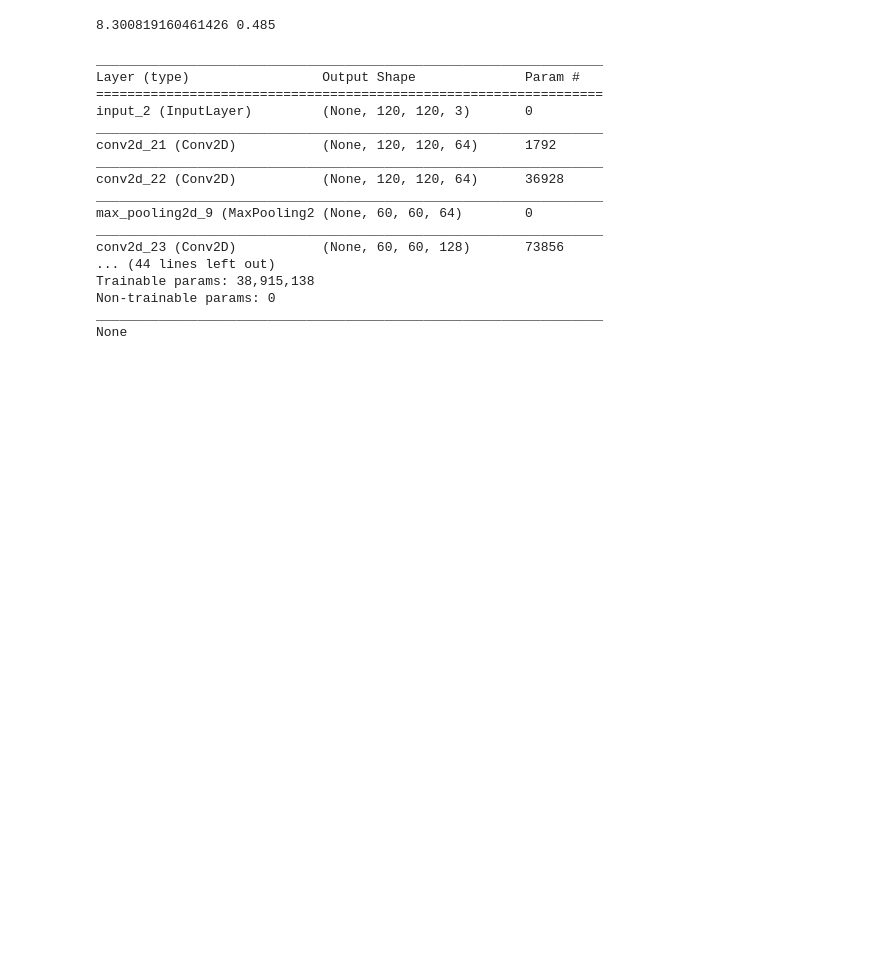
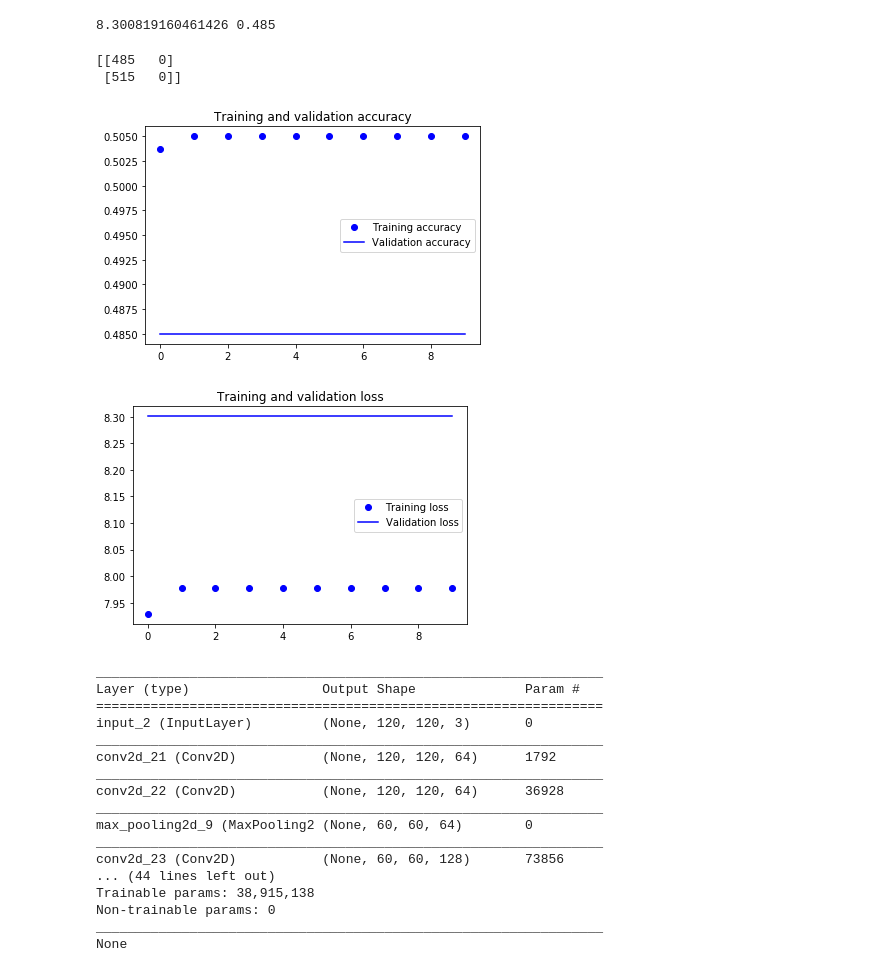
Before and after one commit to sjlapan/art_classification, a Jupyter notebook: Binary_Image_Classifier.ipynb, the cells around one changed output. Drawn from its saved outputs; the diff is of its cells as text; code cells hidden in the pictures; blank space fills up the shorter version.

```diff
--- a/Binary_Image_Classifier.ipynb
+++ b/Binary_Image_Classifier.ipynb
@@ -321,5 +412,36 @@ print(model_loss, model_accuracy)
 # %%
 plot_model(cnn3, to_file="cnn3.png")
+# %%
+predicted = cnn3.predict(testX)
+matrix = confusion_matrix(testY.argmax(axis=1), predicted.argmax(axis=1))
+print(matrix)
+# %% [output]
+[[485   0]
+ [515   0]]
+# %%
+# Plot results
+%matplotlib inline
+
+accuracy = history2.history['acc']
+val_accuracy = history2.history['val_acc']
+loss = history2.history['loss']
+val_loss = history2.history['val_loss']
+epochs = range(len(accuracy))
+
+plt.plot(epochs, accuracy, 'bo', label='Training accuracy')
+plt.plot(epochs, val_accuracy, 'b', label='Validation accuracy')
+plt.title('Training and validation accuracy')
+plt.legend()
+plt.figure()
+
+plt.plot(epochs, loss, 'bo', label='Training loss')
+plt.plot(epochs, val_loss, 'b', label='Validation loss')
+plt.title('Training and validation loss')
+plt.legend()
+plt.show()
+# %% [output]
+[figure, added]
+[figure, added]
 # %%
 # VGG-like Model Time
 conv3 = partial(layers.Conv2D,
```
Also changed, not shown: parts of 16 cells of this notebook, 1 other file.
